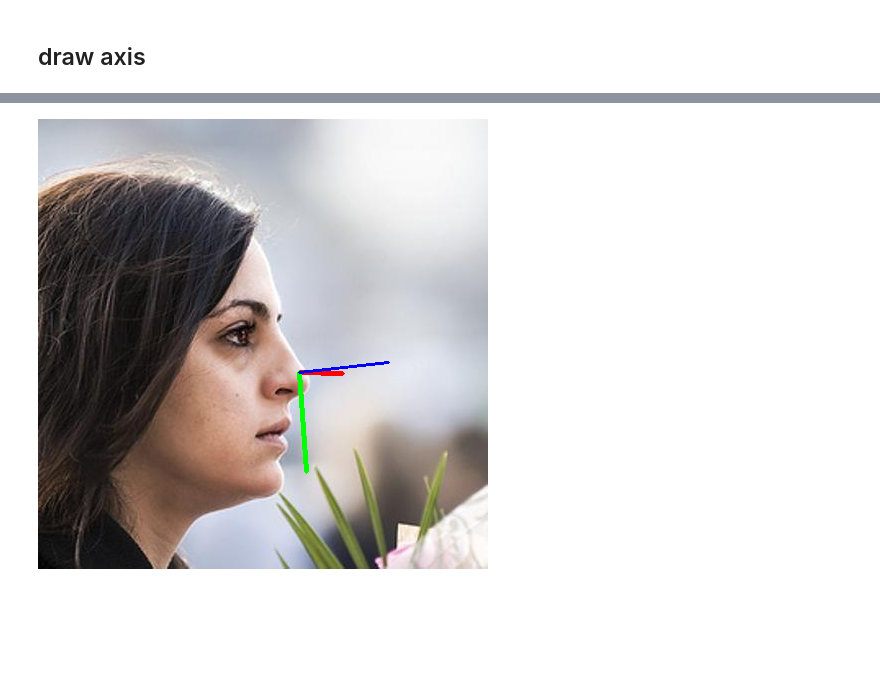
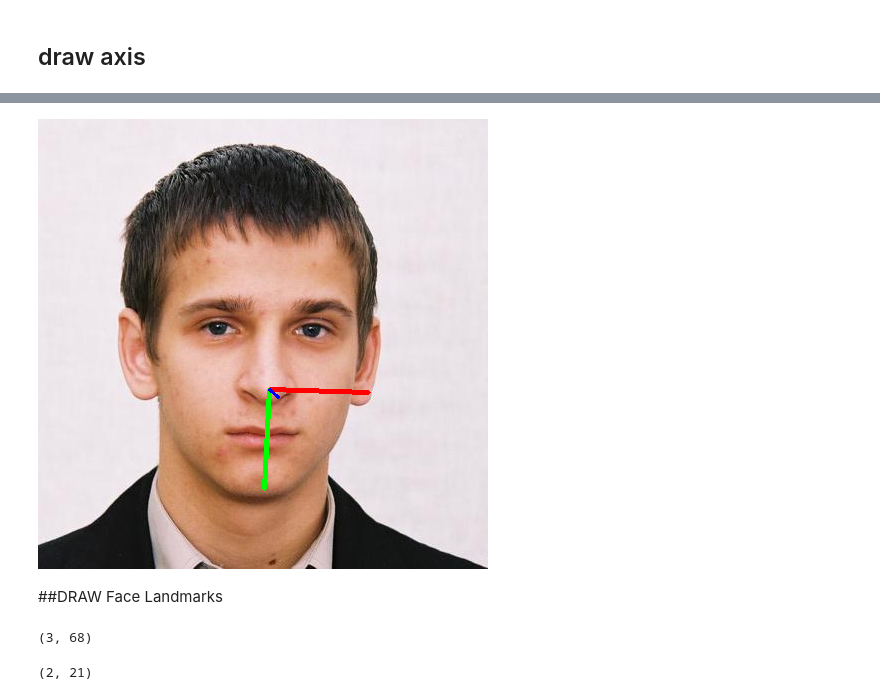
Before and after one commit to s7s/machine_learning_1, a Jupyter notebook: ML_in_practice/ProjectHelper.ipynb, the cells around one changed output, grey strips where cells are left out. Drawn from its saved outputs; the diff is of its cells as text; code cells hidden in the pictures; blank space fills up the shorter version.

```diff
--- a/ML_in_practice/ProjectHelper.ipynb
+++ b/ML_in_practice/ProjectHelper.ipynb
@@ -288,28 +340,30 @@ cnn_face_detector = dlib.get_frontal_face_detector()
 #             )
 # cv2.destroyAllWindows()
 # %%
-image='/content/AFLW2000/image04153.jpg'
+image='/content/AFLW2000/image00053.jpg'
 frame = cv2.imread(image)
 
 cv2_frame = cv2.cvtColor(frame,cv2.COLOR_BGR2RGB)
 
 dets = cnn_face_detector(cv2_frame, 1)
 for (idx, det) in enumerate(dets):
             # Get x_min, y_min, x_max, y_max, conf
             x_min = det.left()
             y_min = det.top()
             x_max = det.right()-x_min
             y_max = det.bottom()-y_min
             # conf = det.confidence
             # print(det)
 
             shape = predictor(cv2_frame, det)
             tdx,tdy=shape.part(30).x, shape.part(30).y
             bbox_height, bbox_width = frame.shape[:2]
 
             cv2.destroyAllWindows()
-            cv2_imshow(draw_axis(frame,-64,12 ,-10,tdx,tdy)
+            cv2_imshow(draw_axis(frame,-5.620685,-4.7939262 ,2.5846152,tdx,tdy)
             )
 cv2.destroyAllWindows()
 # %% [output]
-[figure, old version]
+[figure, new version]
+# %% [markdown]
+##DRAW Face Landmarks
@@ -315,0 +375,4 @@ cv2.destroyAllWindows()
+# %%
+pt3d.shape
+# %% [output]
+(3, 68)
@@ -315,0 +381,4 @@ cv2.destroyAllWindows()
+# %%
+pt2d.shape
+# %% [output]
+(2, 21)
```
Also changed, not shown: parts of 15 cells of this notebook.
